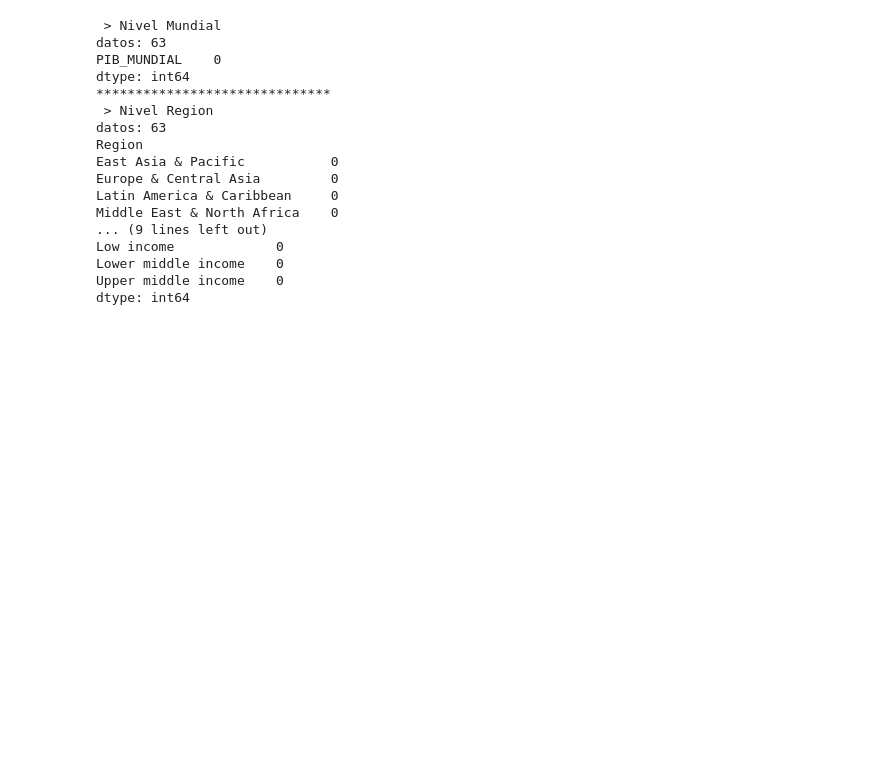
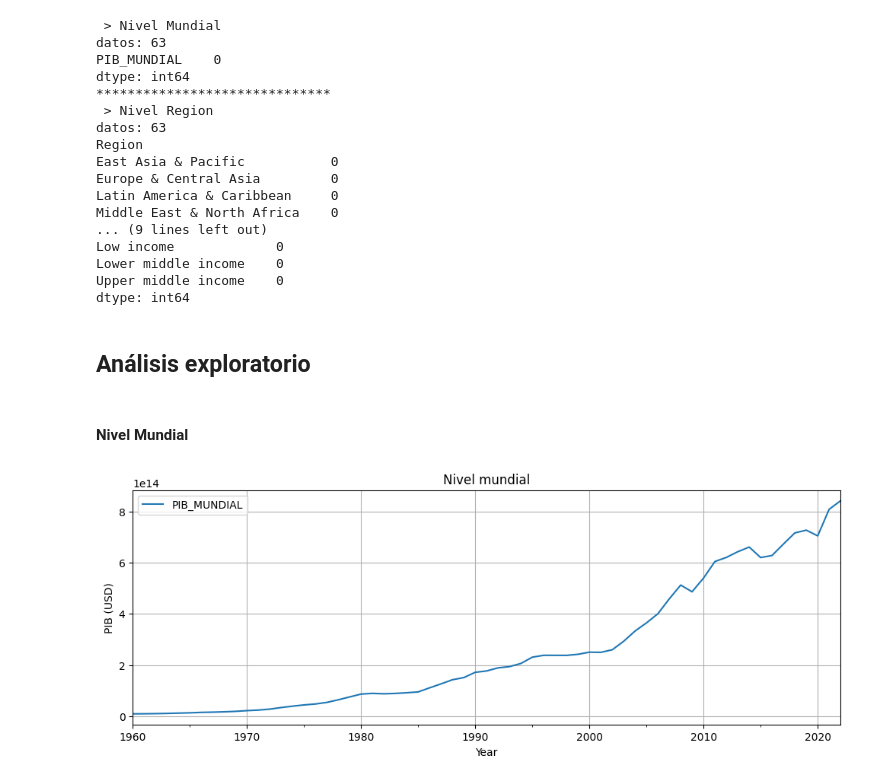
Before and after one commit to JairRamosG/Series_de_Tiempo, a Jupyter notebook: 05_Analisis/PIB/PIB.ipynb, the cells around one changed output. Drawn from its saved outputs; the diff is of its cells as text; code cells hidden in the pictures; blank space fills up the shorter version.

```diff
--- a/05_Analisis/PIB/PIB.ipynb
+++ b/05_Analisis/PIB/PIB.ipynb
@@ -246,3 +246,14 @@ Low income             0
 Lower middle income    0
 Upper middle income    0
 dtype: int64
+# %% [markdown]
+## Análisis exploratorio
+# %% [markdown]
+#### Nivel Mundial
+# %%
+ax = df_mundial.plot(figsize=(12, 4))
+ax.set_title('Nivel mundial')
+ax.set_ylabel('PIB (USD)')
+ax.grid(True)
+# %% [output]
+[figure, added]
```
Also changed, not shown: parts of 13 cells of this notebook.
